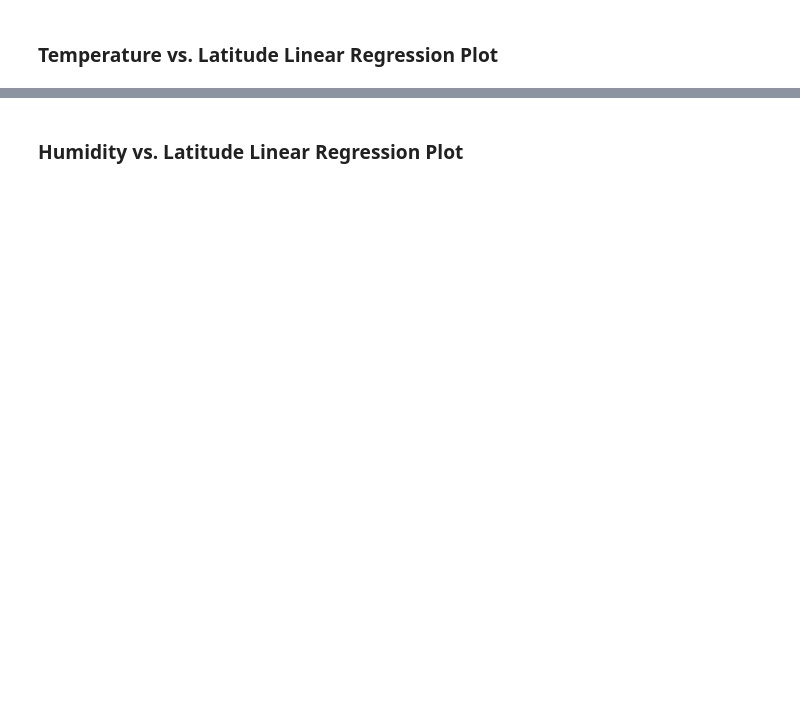
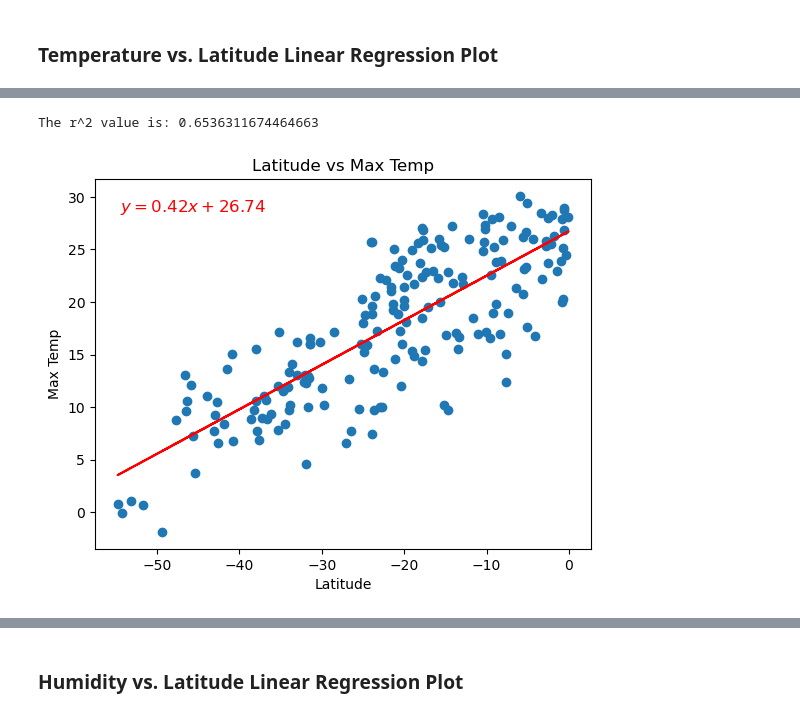
Before and after one commit to hopkinsbowman78/hvplot-api-keys, a Jupyter notebook: WeatherPy.ipynb, the cells around one changed output, grey strips where cells are left out. Cells and saved outputs as stored; diff of their text form; code cells hidden in the pictures; blank space fills up the shorter version.

```diff
--- a/WeatherPy.ipynb
+++ b/WeatherPy.ipynb
@@ -288,6 +321,6 @@ northern_hemi_df.head()
 # %%
 # Create a DataFrame with the Southern Hemisphere data (Latitude < 0)
-# YOUR CODE HERE
+southern_hemisphere_df = city_data_df[city_data_df['Lat'] <= 0]
 
 # Display sample data
-southern_hemi_df.head()
+southern_hemisphere_df.head()
@@ -303,0 +346,9 @@ southern_hemi_df.head()
+# %%
+# Linear regression on Southern Hemisphere
+x_values = southern_hemisphere_df['Lat']
+y_values = southern_hemisphere_df['Max Temp']
+
+plot_linear_regression(x_values, y_values, 'Latitude', 'Max Temp', "Latitude vs Max Temp")
+# %% [output]
+The r^2 value is: 0.6536311674464663
+[figure, added]
```
Also changed, not shown: parts of 35 cells of this notebook, 5 other files.
